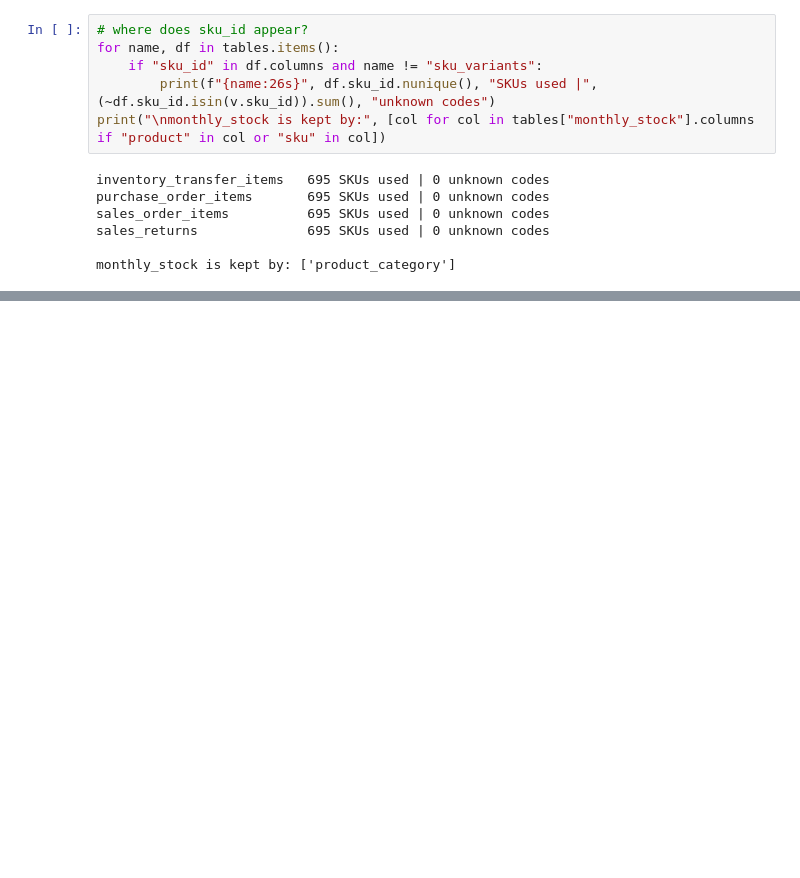
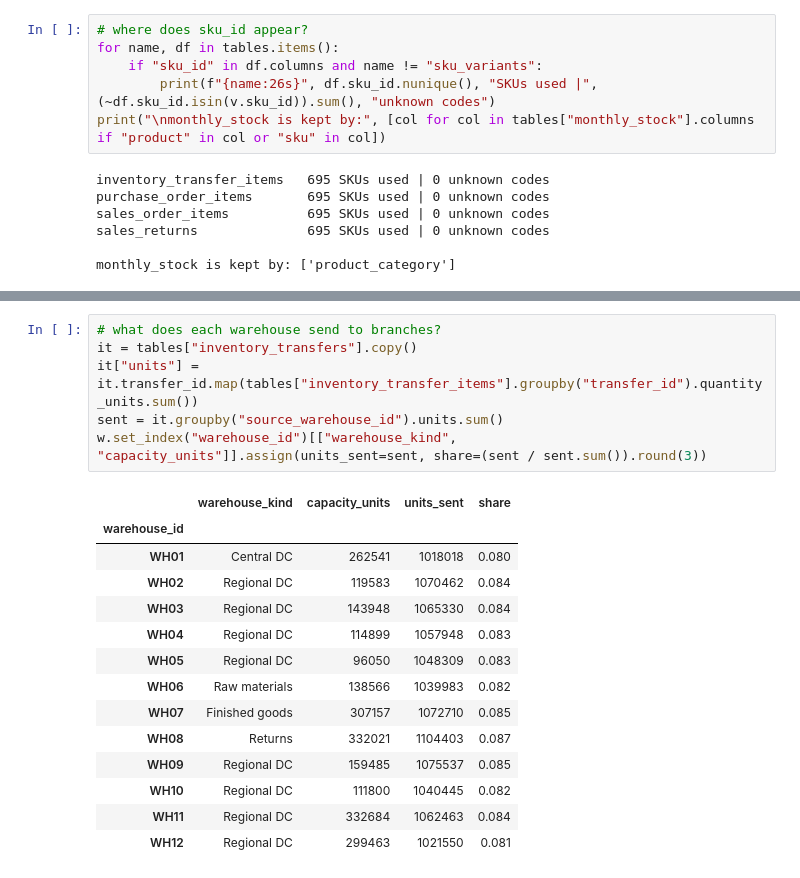
Before and after one commit to ibrahemshahd385-prog/HVIA-TASK3, a Jupyter notebook: notebooks/01_data_understanding.ipynb, the cells around one changed output, grey strips where cells are left out. Cells and saved outputs as stored; diff of their text form; blank space fills up the shorter version.

```diff
--- a/notebooks/01_data_understanding.ipynb
+++ b/notebooks/01_data_understanding.ipynb
@@ -602,0 +656,21 @@ monthly_stock is kept by: ['product_category']
+# %%
+# what does each warehouse send to branches?
+it = tables["inventory_transfers"].copy()
+it["units"] = it.transfer_id.map(tables["inventory_transfer_items"].groupby("transfer_id").quantity_units.sum())
+sent = it.groupby("source_warehouse_id").units.sum()
+w.set_index("warehouse_id")[["warehouse_kind", "capacity_units"]].assign(units_sent=sent, share=(sent / sent.sum()).round(3))
+# %% [output]
+|  | warehouse_kind | capacity_units | units_sent | share |
+| warehouse_id |  |  |  |  |
+| WH01 | Central DC | 262541 | 1018018 | 0.080 |
+| WH02 | Regional DC | 119583 | 1070462 | 0.084 |
+| WH03 | Regional DC | 143948 | 1065330 | 0.084 |
+| WH04 | Regional DC | 114899 | 1057948 | 0.083 |
+| WH05 | Regional DC | 96050 | 1048309 | 0.083 |
+| WH06 | Raw materials | 138566 | 1039983 | 0.082 |
+| WH07 | Finished goods | 307157 | 1072710 | 0.085 |
+| WH08 | Returns | 332021 | 1104403 | 0.087 |
+| WH09 | Regional DC | 159485 | 1075537 | 0.085 |
+| WH10 | Regional DC | 111800 | 1040445 | 0.082 |
+| WH11 | Regional DC | 332684 | 1062463 | 0.084 |
+| WH12 | Regional DC | 299463 | 1021550 | 0.081 |
```
Also changed, not shown: parts of 9 cells of this notebook.
